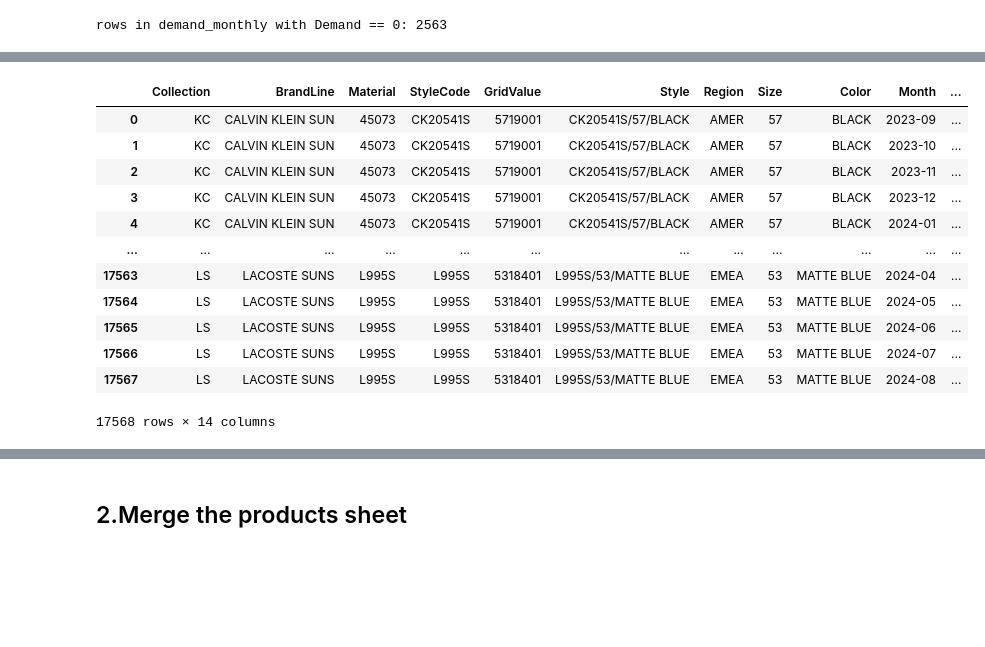
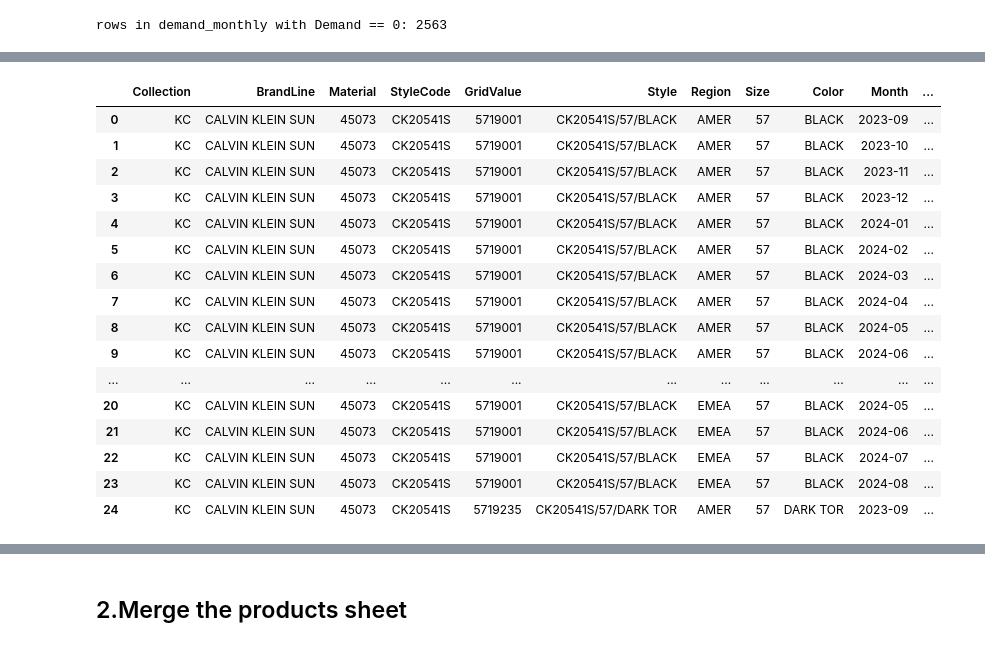
Before and after one commit to yxinzh/Team5VSP, a Jupyter notebook: explore.ipynb, the cells around one changed output, grey strips where cells are left out. Cells and saved outputs as stored; diff of their text form; code cells hidden in the pictures; blank space fills up the shorter version.

```diff
--- a/explore.ipynb
+++ b/explore.ipynb
@@ -402,0 +306,14 @@ array(['57', '55', '56', '52', '54', '51', '48', '3', '53', '49', '58',
+# %%
+target_cols = ['Color_Base', 'Color_Finish', 'Size', 'Is_Multicolor']
+for col in target_cols:
+    demand_monthly[col] = demand_monthly[col].fillna('Unknown')
+
+demand_monthly['Size'] = demand_monthly['Size'].replace(['', '5'], 'Unknown')
+demand_monthly.loc[demand_monthly['Color_Base'] == 'other', 'Color_Base'] = 'Unknown'
+
+for col in target_cols:
+    unknown_count = (demand_monthly[col] == 'Unknown').sum()
+    print(f"{col}: {unknown_count} labelled as Unknown")
+
+# check nan value
+print(demand_monthly[target_cols].isna().sum())
@@ -421,18 +348,22 @@ demand_monthly.loc[
     demand_monthly["BrandLine"].str.contains("CALVIN KLEIN"),"BrandName"
 ] = "Calvin Klein"
 # %%
-demand_monthly
+demand_monthly.head(25)
 # %% [output]
 |  | Collection | BrandLine | Material | StyleCode | GridValue | Style | Region | Size | Color | Month | ... |
 | 0 | KC | CALVIN KLEIN SUN | 45073 | CK20541S | 5719001 | CK20541S/57/BLACK | AMER | 57 | BLACK | 2023-09 | ... |
 | 1 | KC | CALVIN KLEIN SUN | 45073 | CK20541S | 5719001 | CK20541S/57/BLACK | AMER | 57 | BLACK | 2023-10 | ... |
 | 2 | KC | CALVIN KLEIN SUN | 45073 | CK20541S | 5719001 | CK20541S/57/BLACK | AMER | 57 | BLACK | 2023-11 | ... |
 | 3 | KC | CALVIN KLEIN SUN | 45073 | CK20541S | 5719001 | CK20541S/57/BLACK | AMER | 57 | BLACK | 2023-12 | ... |
 | 4 | KC | CALVIN KLEIN SUN | 45073 | CK20541S | 5719001 | CK20541S/57/BLACK | AMER | 57 | BLACK | 2024-01 | ... |
+| 5 | KC | CALVIN KLEIN SUN | 45073 | CK20541S | 5719001 | CK20541S/57/BLACK | AMER | 57 | BLACK | 2024-02 | ... |
+| 6 | KC | CALVIN KLEIN SUN | 45073 | CK20541S | 5719001 | CK20541S/57/BLACK | AMER | 57 | BLACK | 2024-03 | ... |
+| 7 | KC | CALVIN KLEIN SUN | 45073 | CK20541S | 5719001 | CK20541S/57/BLACK | AMER | 57 | BLACK | 2024-04 | ... |
+| 8 | KC | CALVIN KLEIN SUN | 45073 | CK20541S | 5719001 | CK20541S/57/BLACK | AMER | 57 | BLACK | 2024-05 | ... |
+| 9 | KC | CALVIN KLEIN SUN | 45073 | CK20541S | 5719001 | CK20541S/57/BLACK | AMER | 57 | BLACK | 2024-06 | ... |
 | ... | ... | ... | ... | ... | ... | ... | ... | ... | ... | ... | ... |
-| 17563 | LS | LACOSTE SUNS | L995S | L995S | 5318401 | L995S/53/MATTE BLUE | EMEA | 53 | MATTE BLUE | 2024-04 | ... |
-| 17564 | LS | LACOSTE SUNS | L995S | L995S | 5318401 | L995S/53/MATTE BLUE | EMEA | 53 | MATTE BLUE | 2024-05 | ... |
-| 17565 | LS | LACOSTE SUNS | L995S | L995S | 5318401 | L995S/53/MATTE BLUE | EMEA | 53 | MATTE BLUE | 2024-06 | ... |
-| 17566 | LS | LACOSTE SUNS | L995S | L995S | 5318401 | L995S/53/MATTE BLUE | EMEA | 53 | MATTE BLUE | 2024-07 | ... |
-| 17567 | LS | LACOSTE SUNS | L995S | L995S | 5318401 | L995S/53/MATTE BLUE | EMEA | 53 | MATTE BLUE | 2024-08 | ... |
+| 20 | KC | CALVIN KLEIN SUN | 45073 | CK20541S | 5719001 | CK20541S/57/BLACK | EMEA | 57 | BLACK | 2024-05 | ... |
+| 21 | KC | CALVIN KLEIN SUN | 45073 | CK20541S | 5719001 | CK20541S/57/BLACK | EMEA | 57 | BLACK | 2024-06 | ... |
+| 22 | KC | CALVIN KLEIN SUN | 45073 | CK20541S | 5719001 | CK20541S/57/BLACK | EMEA | 57 | BLACK | 2024-07 | ... |
+| 23 | KC | CALVIN KLEIN SUN | 45073 | CK20541S | 5719001 | CK20541S/57/BLACK | EMEA | 57 | BLACK | 2024-08 | ... |
+| 24 | KC | CALVIN KLEIN SUN | 45073 | CK20541S | 5719235 | CK20541S/57/DARK TOR | AMER | 57 | DARK TOR | 2023-09 | ... |
-17568 rows × 14 columns
```
Also changed, not shown: parts of 13 cells of this notebook, 2 other files.
